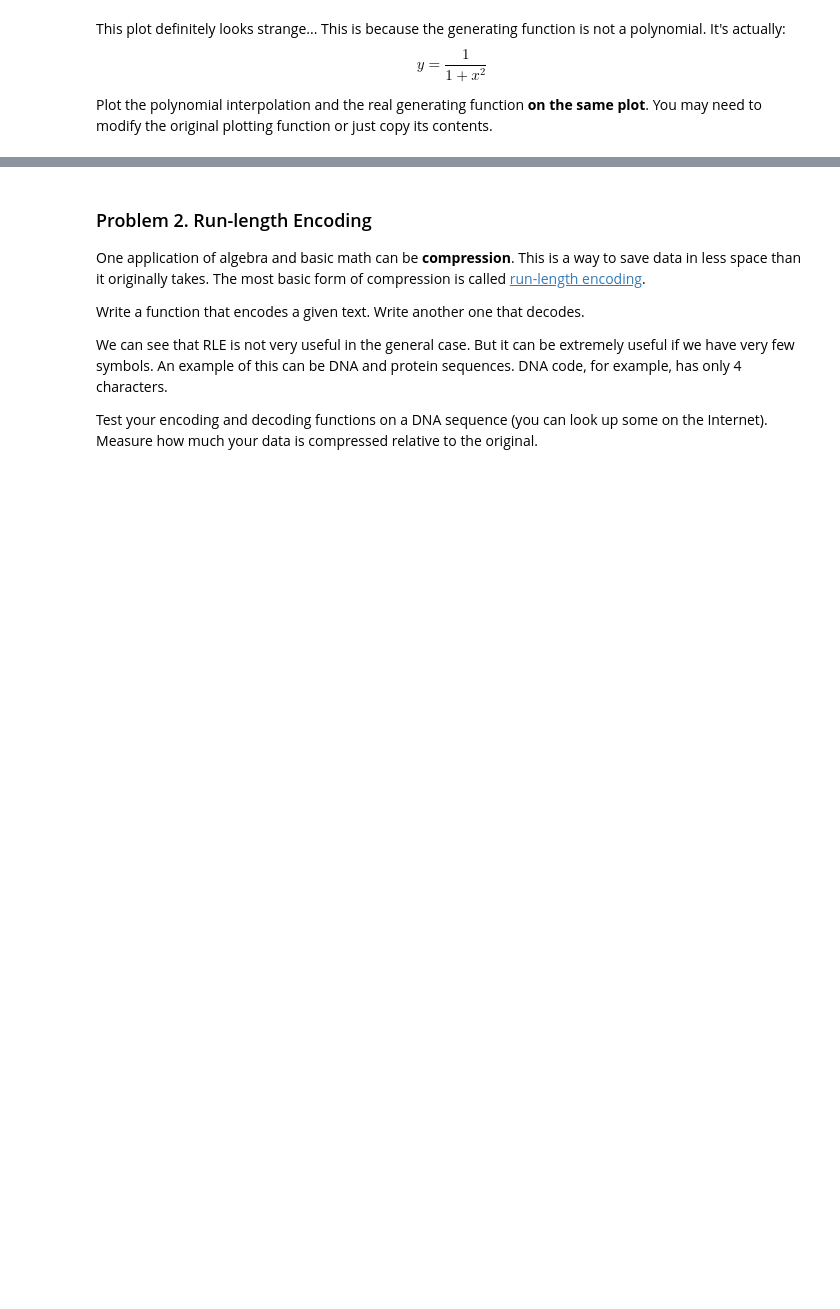
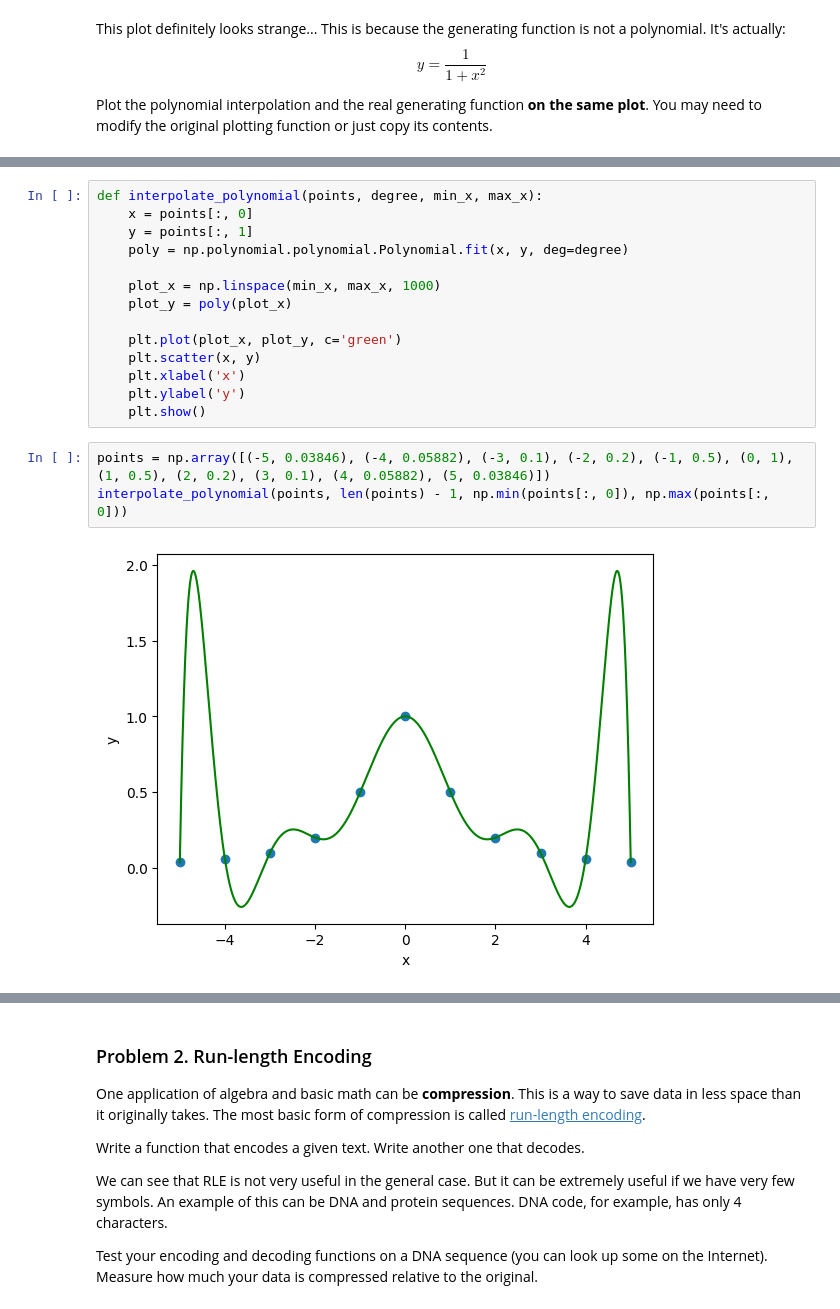
Before and after one commit to plamensve/Math-concepts-for-Developers---2026, a Jupyter notebook: 02_linear_algebra/plamen_svetoslavov/exercise/Linear-Algebra-Exercise.ipynb, the cells around one changed output, grey strips where cells are left out. Drawn from its saved outputs; the diff is of its cells as text; blank space fills up the shorter version.

```diff
--- a/02_linear_algebra/plamen_svetoslavov/exercise/Linear-Algebra-Exercise.ipynb
+++ b/02_linear_algebra/plamen_svetoslavov/exercise/Linear-Algebra-Exercise.ipynb
@@ -166,0 +205,19 @@ Plot the polynomial interpolation and the real generating function **on the same
+# %%
+def interpolate_polynomial(points, degree, min_x, max_x):
+    x = points[:, 0]
+    y = points[:, 1]
+    poly = np.polynomial.polynomial.Polynomial.fit(x, y, deg=degree)
+
+    plot_x = np.linspace(min_x, max_x, 1000)
+    plot_y = poly(plot_x)
+
+    plt.plot(plot_x, plot_y, c='green')
+    plt.scatter(x, y)
+    plt.xlabel('x')
+    plt.ylabel('y')
+    plt.show()
+# %%
+points = np.array([(-5, 0.03846), (-4, 0.05882), (-3, 0.1), (-2, 0.2), (-1, 0.5), (0, 1), (1, 0.5), (2, 0.2), (3, 0.1), (4, 0.05882), (5, 0.03846)])
+interpolate_polynomial(points, len(points) - 1, np.min(points[:, 0]), np.max(points[:, 0]))
+# %% [output]
+[figure, added]
```
Also changed, not shown: parts of 26 cells of this notebook, 1 other file.
